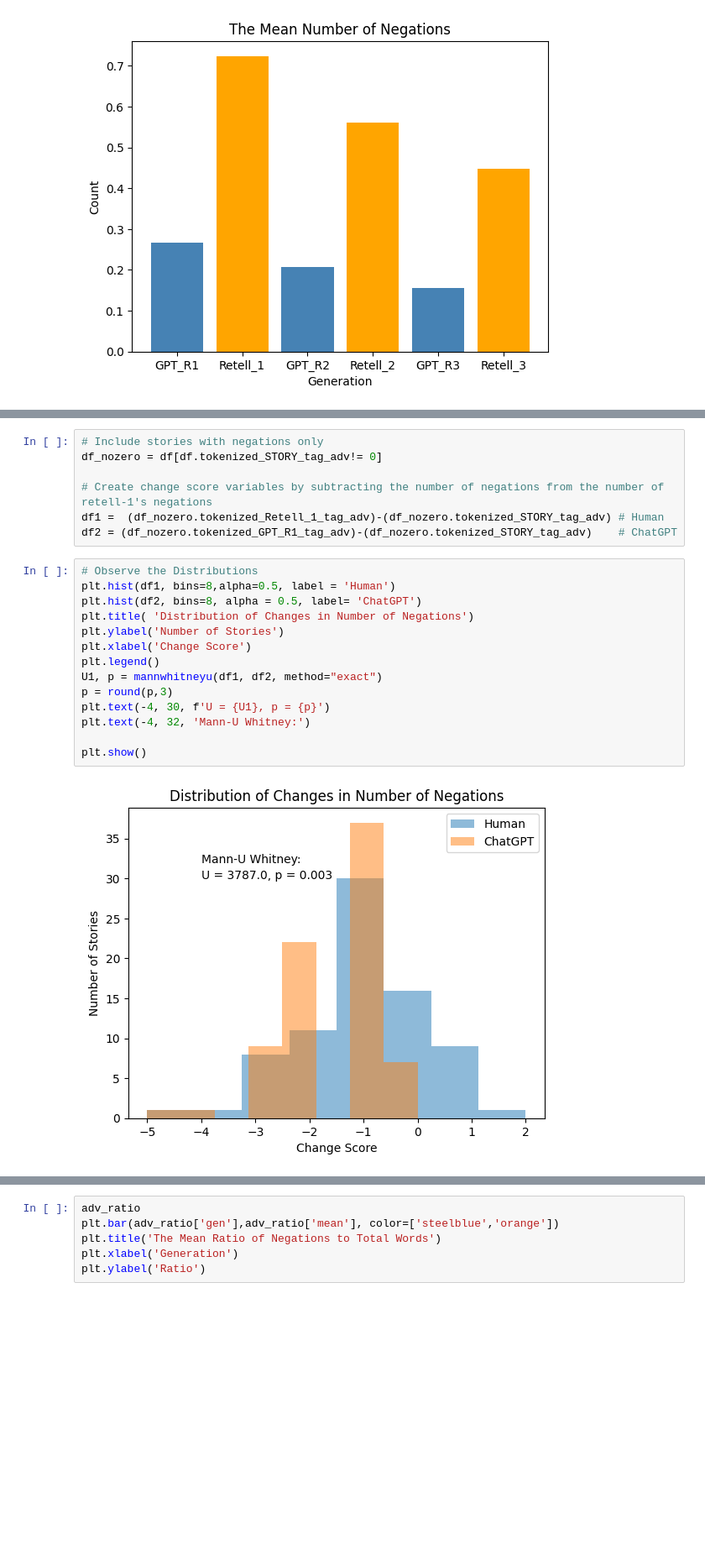
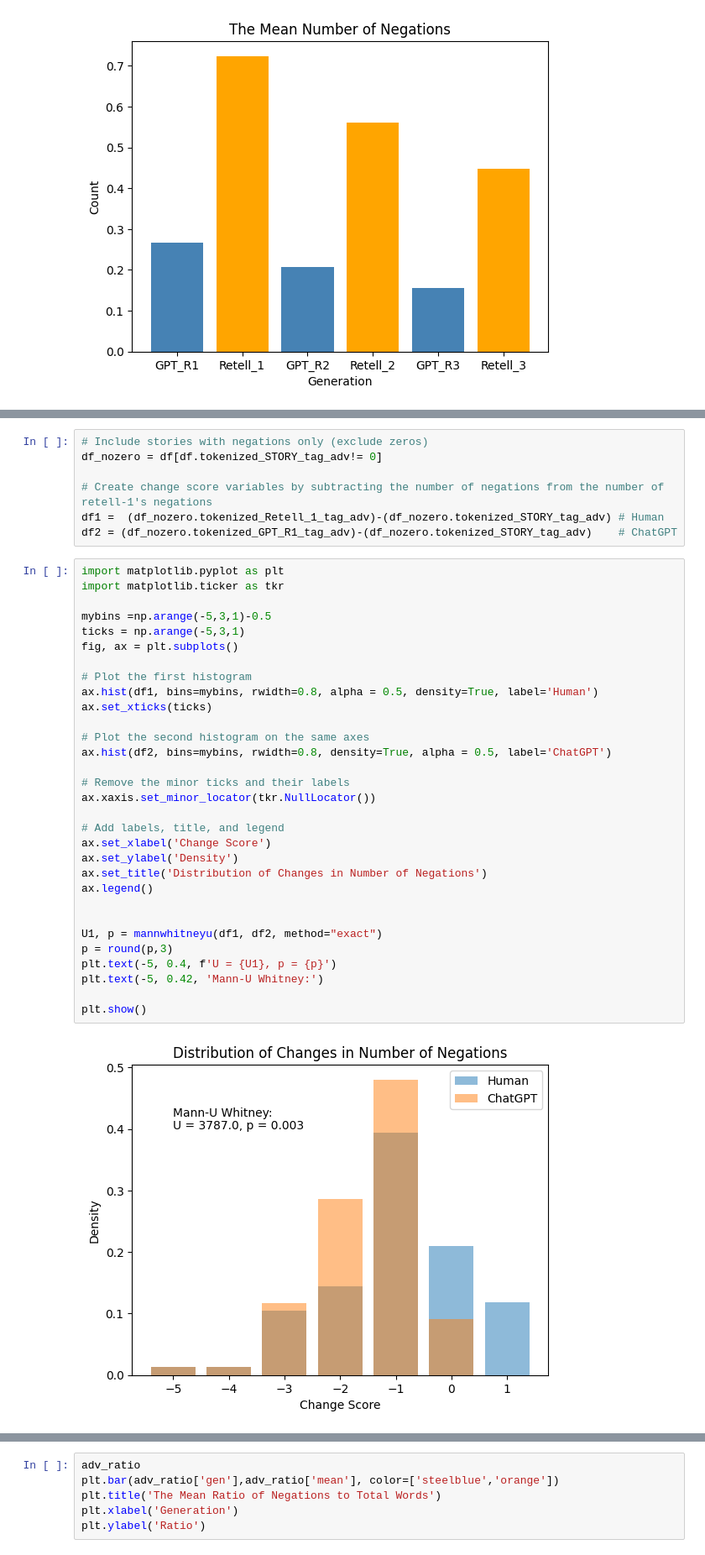
Before and after one commit to egeotenen/GPT-Retelling, a Jupyter notebook: Investigation_of_Only_Negations_Context_of_Negations.ipynb, the cells around one changed output, grey strips where cells are left out. Shown: that part at 84% size. Saved outputs shown, nothing was run; the diff lists cells and outputs as text; blank space fills up the shorter version.

```diff
--- a/Investigation_of_Only_Negations_Context_of_Negations.ipynb
+++ b/Investigation_of_Only_Negations_Context_of_Negations.ipynb
@@ -340,25 +345,42 @@ Text(0, 0.5, 'Count')
 # %%
-# Include stories with negations only
+# Include stories with negations only (exclude zeros)
 df_nozero = df[df.tokenized_STORY_tag_adv!= 0]
 
 # Create change score variables by subtracting the number of negations from the number of retell-1's negations
 df1 =  (df_nozero.tokenized_Retell_1_tag_adv)-(df_nozero.tokenized_STORY_tag_adv) # Human
 df2 = (df_nozero.tokenized_GPT_R1_tag_adv)-(df_nozero.tokenized_STORY_tag_adv)    # ChatGPT
-# %%
-# Observe the Distributions
-plt.hist(df1, bins=8,alpha=0.5, label = 'Human')
-plt.hist(df2, bins=8, alpha = 0.5, label= 'ChatGPT')
-plt.title( 'Distribution of Changes in Number of Negations')
-plt.ylabel('Number of Stories')
-plt.xlabel('Change Score')
-plt.legend()
-U1, p = mannwhitneyu(df1, df2, method="exact")
-p = round(p,3)
-plt.text(-4, 30, f'U = {U1}, p = {p}')
-plt.text(-4, 32, 'Mann-U Whitney:')
-
-plt.show()
-# %% [output]
-[figure, removed]
+# %%
+import matplotlib.pyplot as plt
+import matplotlib.ticker as tkr
+
+mybins =np.arange(-5,3,1)-0.5
+ticks = np.arange(-5,3,1)
+fig, ax = plt.subplots()
+
+# Plot the first histogram
+ax.hist(df1, bins=mybins, rwidth=0.8, alpha = 0.5, density=True, label='Human')
+ax.set_xticks(ticks)
+
+# Plot the second histogram on the same axes
+ax.hist(df2, bins=mybins, rwidth=0.8, density=True, alpha = 0.5, label='ChatGPT')
+
+# Remove the minor ticks and their labels
+ax.xaxis.set_minor_locator(tkr.NullLocator())
+
+# Add labels, title, and legend
+ax.set_xlabel('Change Score')
+ax.set_ylabel('Density')
+ax.set_title('Distribution of Changes in Number of Negations')
+ax.legend()
+
+
+U1, p = mannwhitneyu(df1, df2, method="exact")
+p = round(p,3)
+plt.text(-5, 0.4, f'U = {U1}, p = {p}')
+plt.text(-5, 0.42, 'Mann-U Whitney:')
+
+plt.show()
+# %% [output]
+[figure, added]
 # %%
 # Test for normality
```
Also changed, not shown: parts of 43 cells of this notebook, 1 other file.
